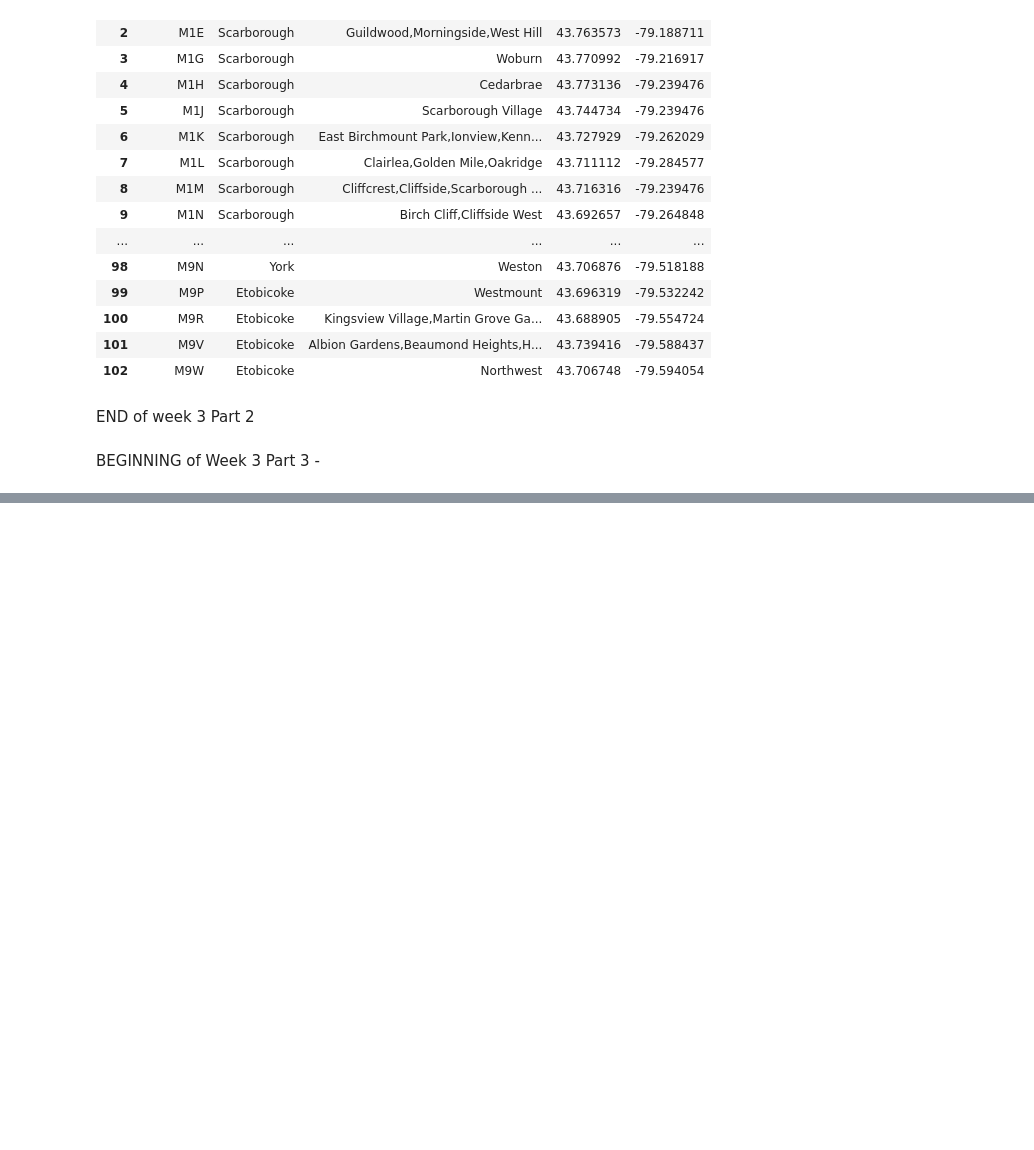
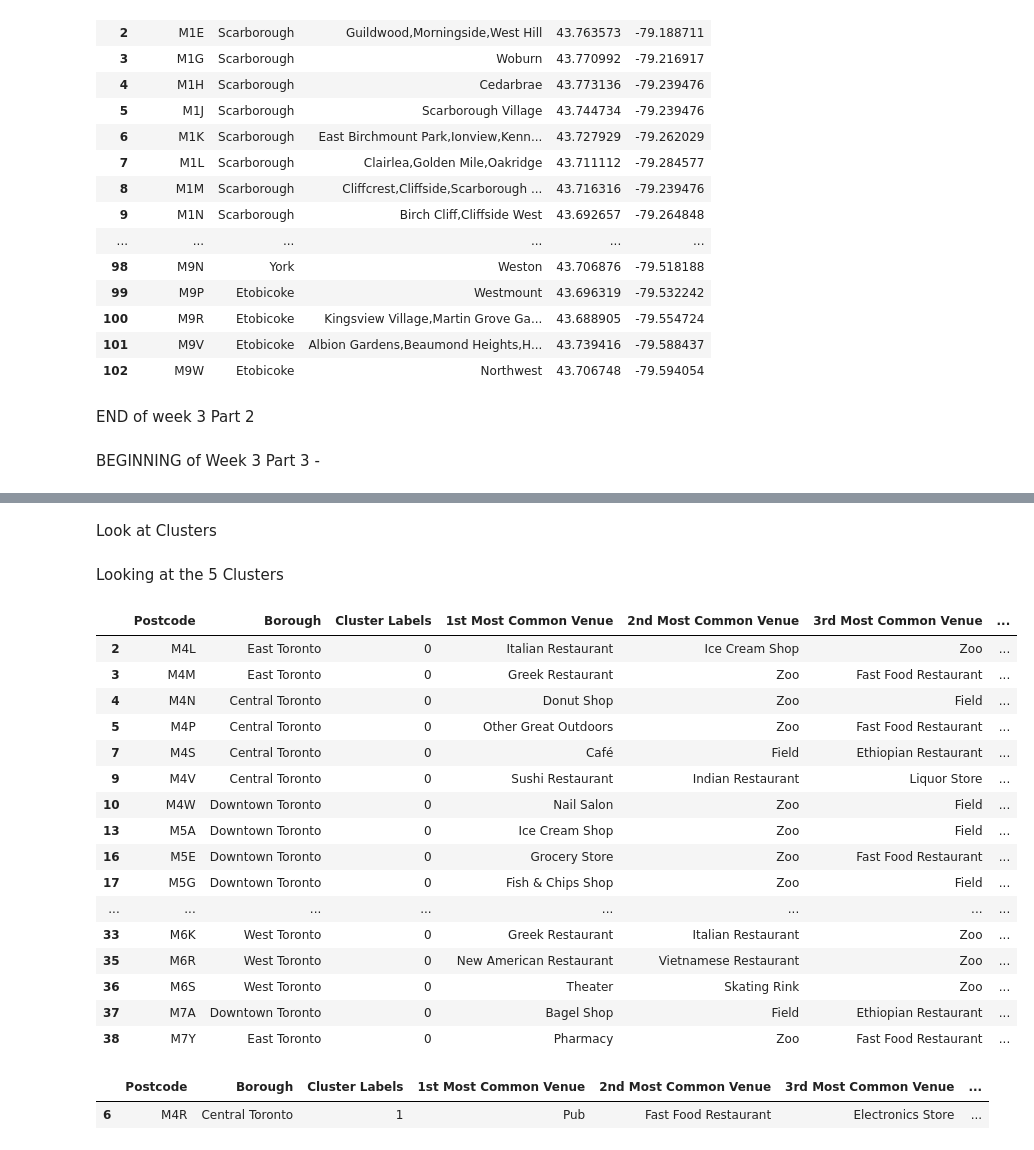
Before and after one commit to SvenVieh/Coursera---Capstone, a Jupyter notebook: Capstone-Week3.ipynb, the cells around one changed output, grey strips where cells are left out. Saved outputs shown, nothing was run; the diff lists cells and outputs as text; code cells hidden in the pictures; blank space fills up the shorter version.

```diff
--- a/Capstone-Week3.ipynb
+++ b/Capstone-Week3.ipynb
@@ -411,0 +628,35 @@ neighborhoods_venues_sorted.head()
+# %% [markdown]
+Look at Clusters
+# %%
+
+Clusters = toronto_merged
+Clusters = Clusters.drop({'index','Neighbourhood','Postal Code', 'Latitude','Longitude'}, 1)
+# %% [markdown]
+Looking at the 5 Clusters
+# %%
+# Cluster 1 (with label 0) , which is also the biggest cluster
+Clusters.loc[Clusters['Cluster Labels'] == 0]
+# %% [output]
+|  | Postcode | Borough | Cluster Labels | 1st Most Common Venue | 2nd Most Common Venue | 3rd Most Common Venue | ... |
+| 2 | M4L | East Toronto | 0 | Italian Restaurant | Ice Cream Shop | Zoo | ... |
+| 3 | M4M | East Toronto | 0 | Greek Restaurant | Zoo | Fast Food Restaurant | ... |
+| 4 | M4N | Central Toronto | 0 | Donut Shop | Zoo | Field | ... |
+| 5 | M4P | Central Toronto | 0 | Other Great Outdoors | Zoo | Fast Food Restaurant | ... |
+| 7 | M4S | Central Toronto | 0 | Café | Field | Ethiopian Restaurant | ... |
+| 9 | M4V | Central Toronto | 0 | Sushi Restaurant | Indian Restaurant | Liquor Store | ... |
+| 10 | M4W | Downtown Toronto | 0 | Nail Salon | Zoo | Field | ... |
+| 13 | M5A | Downtown Toronto | 0 | Ice Cream Shop | Zoo | Field | ... |
+| 16 | M5E | Downtown Toronto | 0 | Grocery Store | Zoo | Fast Food Restaurant | ... |
+| 17 | M5G | Downtown Toronto | 0 | Fish & Chips Shop | Zoo | Field | ... |
+| ... | ... | ... | ... | ... | ... | ... | ... |
+| 33 | M6K | West Toronto | 0 | Greek Restaurant | Italian Restaurant | Zoo | ... |
+| 35 | M6R | West Toronto | 0 | New American Restaurant | Vietnamese Restaurant | Zoo | ... |
+| 36 | M6S | West Toronto | 0 | Theater | Skating Rink | Zoo | ... |
+| 37 | M7A | Downtown Toronto | 0 | Bagel Shop | Field | Ethiopian Restaurant | ... |
+| 38 | M7Y | East Toronto | 0 | Pharmacy | Zoo | Fast Food Restaurant | ... |
+# %%
+#Cluster 2
+Clusters.loc[Clusters['Cluster Labels'] == 1]
+# %% [output]
+|  | Postcode | Borough | Cluster Labels | 1st Most Common Venue | 2nd Most Common Venue | 3rd Most Common Venue | ... |
+| 6 | M4R | Central Toronto | 1 | Pub | Fast Food Restaurant | Electronics Store | ... |
```
Also changed, not shown: parts of 33 cells of this notebook.
